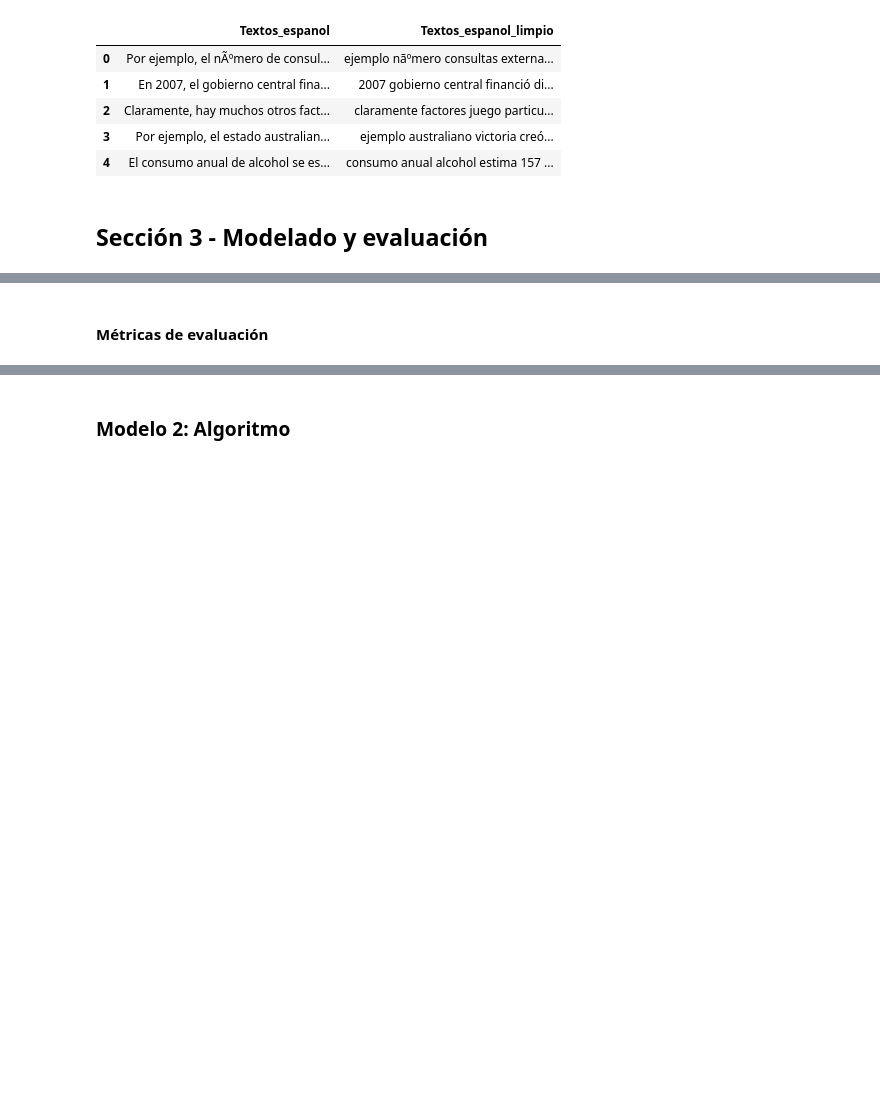
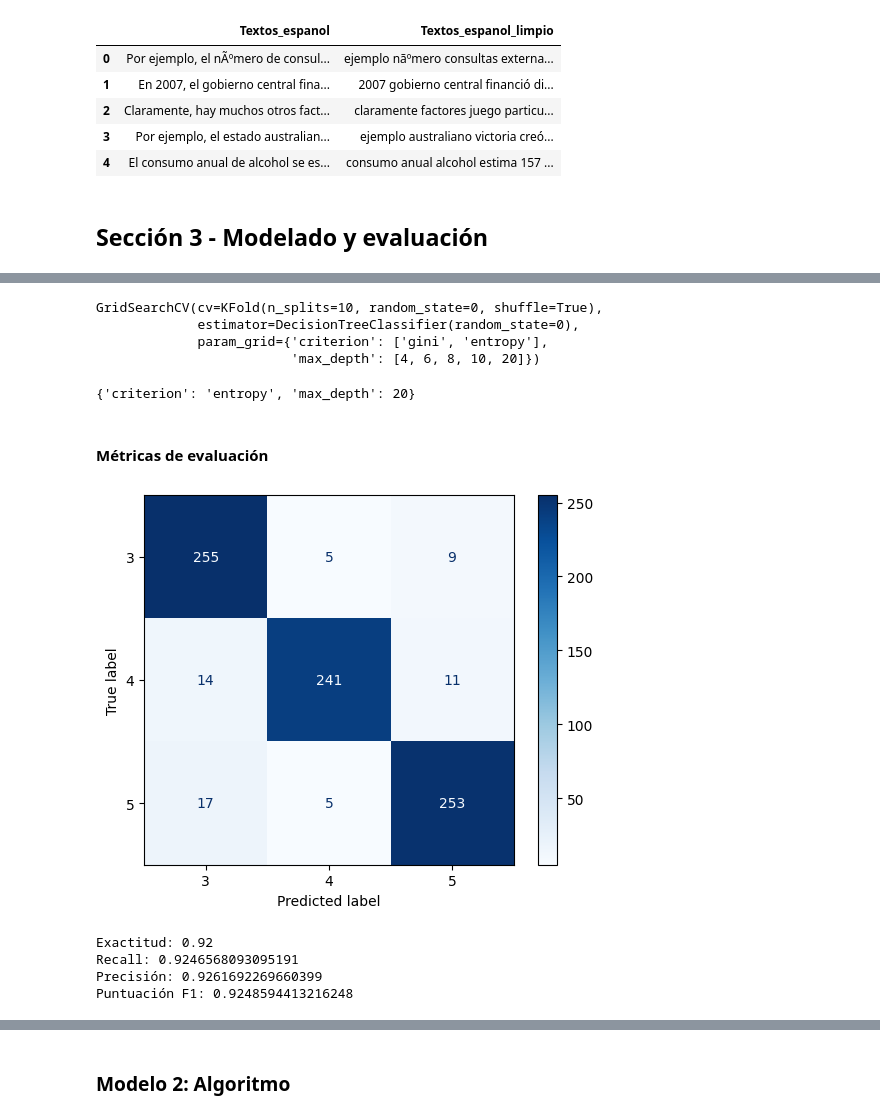
Before and after one commit to BI-Grupo/Proyecto1-Entrega1, a Jupyter notebook: informe.ipynb, the cells around one changed output, grey strips where cells are left out. Cells and saved outputs as stored; diff of their text form; code cells hidden in the pictures; blank space fills up the shorter version.

Commit message:
Modelo decision tree

```diff
--- a/informe.ipynb
+++ b/informe.ipynb
@@ -188,2 +209,40 @@ registros[['Textos_espanol', 'Textos_espanol_limpio']].head()
+# %%
+particiones = KFold(n_splits=10, shuffle=True, random_state = 0)
+param_grid = {'criterion':['gini', 'entropy'],'max_depth':[4,6,8,10,20]}
+arbol = DecisionTreeClassifier(random_state=0)
+# %%
+mejor_modelo = GridSearchCV(arbol, param_grid, cv=particiones)
+# Ajuste del modelo
+mejor_modelo.fit(X_train, Y_train)
+# %% [output]
+GridSearchCV(cv=KFold(n_splits=10, random_state=0, shuffle=True),
+             estimator=DecisionTreeClassifier(random_state=0),
+             param_grid={'criterion': ['gini', 'entropy'],
+                         'max_depth': [4, 6, 8, 10, 20]})
+# %%
+mejor_modelo.best_params_
+# %% [output]
+{'criterion': 'entropy', 'max_depth': 20}
+# %%
+arbol = mejor_modelo.best_estimator_
+# %%
+y_pred = arbol.predict(X_test)
 # %% [markdown]
 #### Métricas de evaluación
+# %%
+disp = ConfusionMatrixDisplay(confusion_matrix=confusion_matrix(Y_test, y_pred), display_labels=arbol.classes_)
+disp.plot(cmap=plt.cm.Blues)
+
+plt.show()
+# %% [output]
+[figure, added]
+# %%
+print('Exactitud: %.2f' % accuracy_score(Y_test, y_pred))
+print("Recall: {}".format(recall_score(Y_test,y_pred,average='macro')))
+print("Precisión: {}".format(precision_score(Y_test,y_pred,average='macro')))
+print("Puntuación F1: {}".format(f1_score(Y_test,y_pred,average='macro')))
+# %% [output]
+Exactitud: 0.92
+Recall: 0.9246568093095191
+Precisión: 0.9261692269660399
+Puntuación F1: 0.9248594413216248
```
Also changed, not shown: parts of 8 cells of this notebook.
